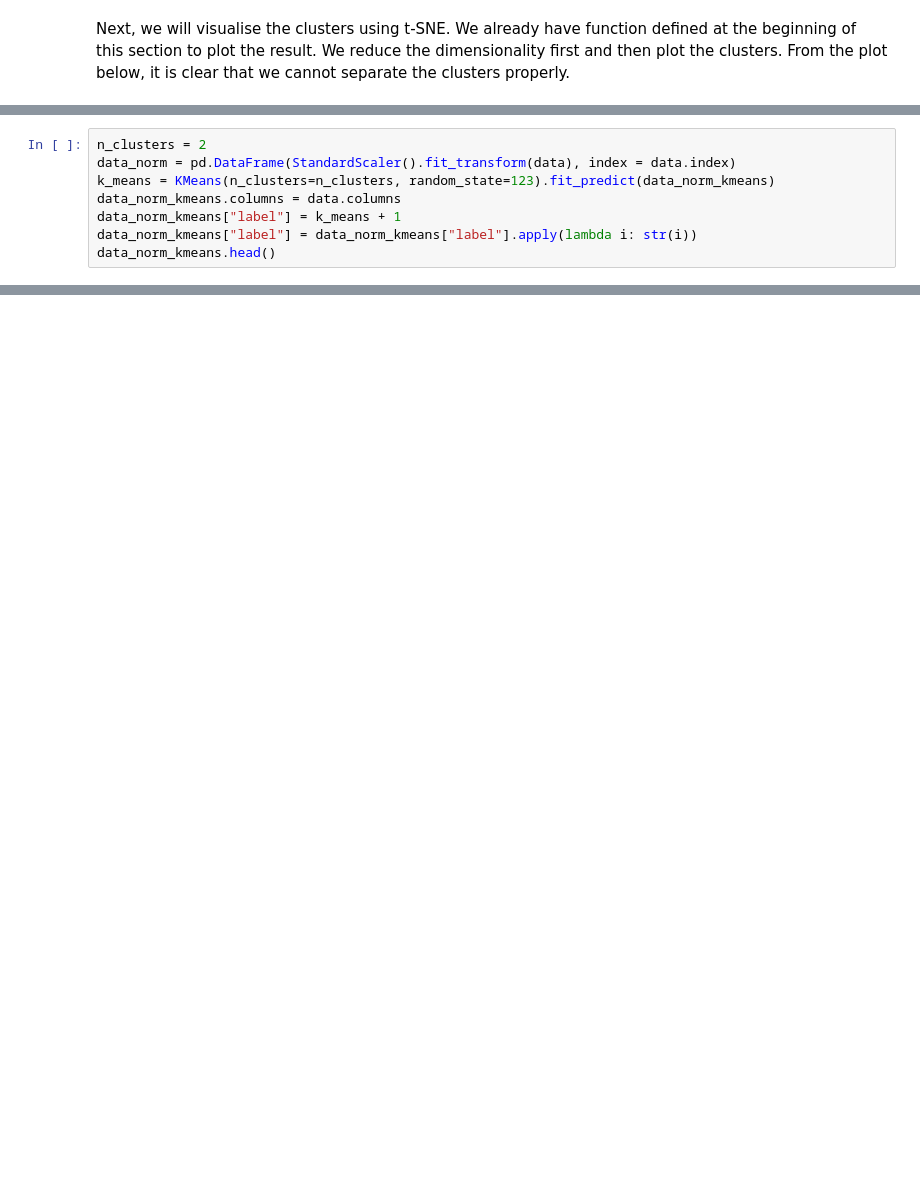
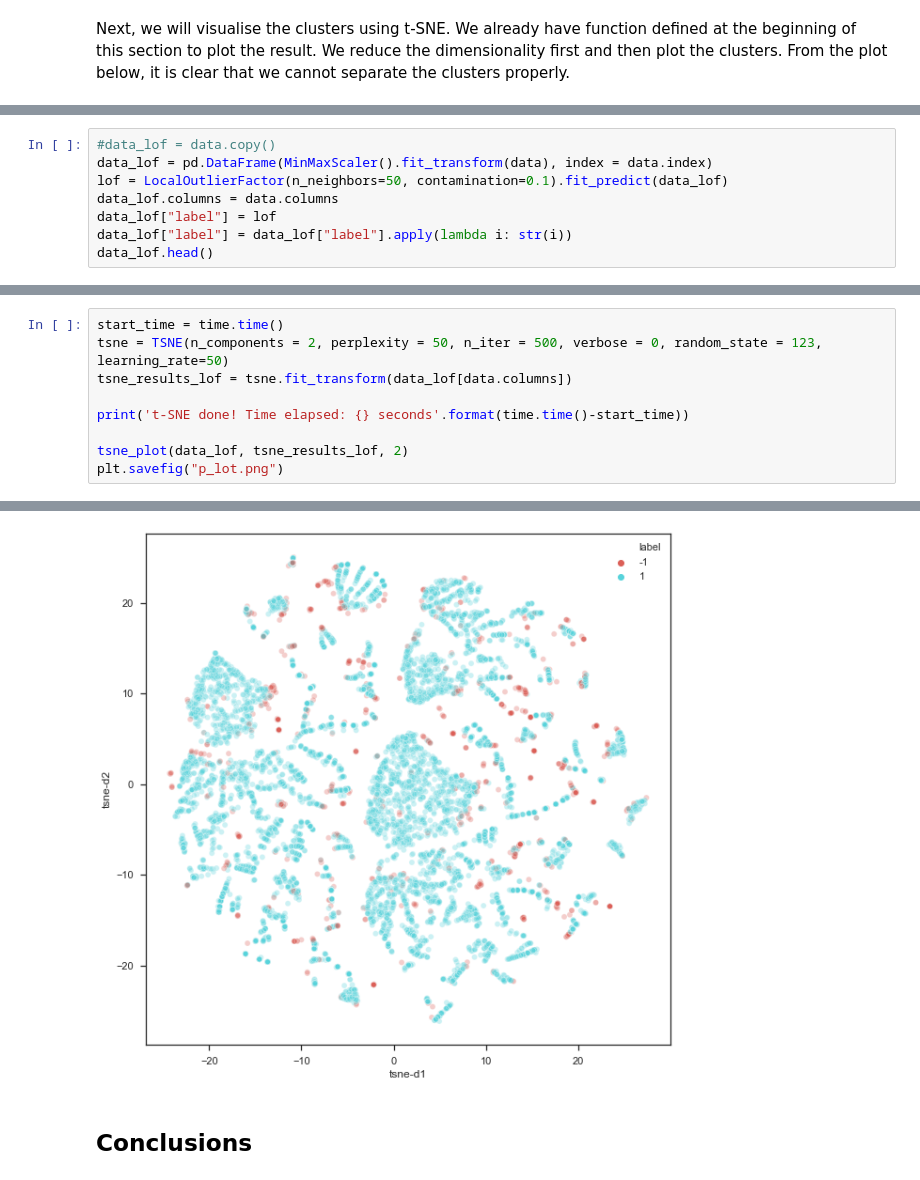
Before and after one commit to mhasanbulli/at_ml, a Jupyter notebook: notebooks/02_model_selection.ipynb, the cells around one changed output, grey strips where cells are left out. Drawn from its saved outputs; the diff is of its cells as text; blank space fills up the shorter version.

```diff
--- a/notebooks/02_model_selection.ipynb
+++ b/notebooks/02_model_selection.ipynb
@@ -98,8 +133,8 @@ We will follow a similar approach to the previous section.
 # %%
-n_clusters = 2
-data_norm = pd.DataFrame(StandardScaler().fit_transform(data), index = data.index)
-k_means = KMeans(n_clusters=n_clusters, random_state=123).fit_predict(data_norm_kmeans)
-data_norm_kmeans.columns = data.columns
-data_norm_kmeans["label"] = k_means + 1
-data_norm_kmeans["label"] = data_norm_kmeans["label"].apply(lambda i: str(i))
-data_norm_kmeans.head()
+#data_lof = data.copy()
+data_lof = pd.DataFrame(MinMaxScaler().fit_transform(data), index = data.index)
+lof = LocalOutlierFactor(n_neighbors=50, contamination=0.1).fit_predict(data_lof)
+data_lof.columns = data.columns
+data_lof["label"] = lof
+data_lof["label"] = data_lof["label"].apply(lambda i: str(i))
+data_lof.head()
@@ -105,0 +149,10 @@ data_norm_kmeans.head()
+# %%
+start_time = time.time()
+tsne = TSNE(n_components = 2, perplexity = 50, n_iter = 500, verbose = 0, random_state = 123, learning_rate=50)
+tsne_results_lof = tsne.fit_transform(data_lof[data.columns])
+
+print('t-SNE done! Time elapsed: {} seconds'.format(time.time()-start_time))
+
+tsne_plot(data_lof, tsne_results_lof, 2)
+plt.savefig("p_lot.png")
+# %% [output]
@@ -105,0 +160,3 @@ data_norm_kmeans.head()
+[figure, added]
+# %% [markdown]
+## Conclusions
```
Also changed, not shown: parts of 16 cells of this notebook, 3 other files.
